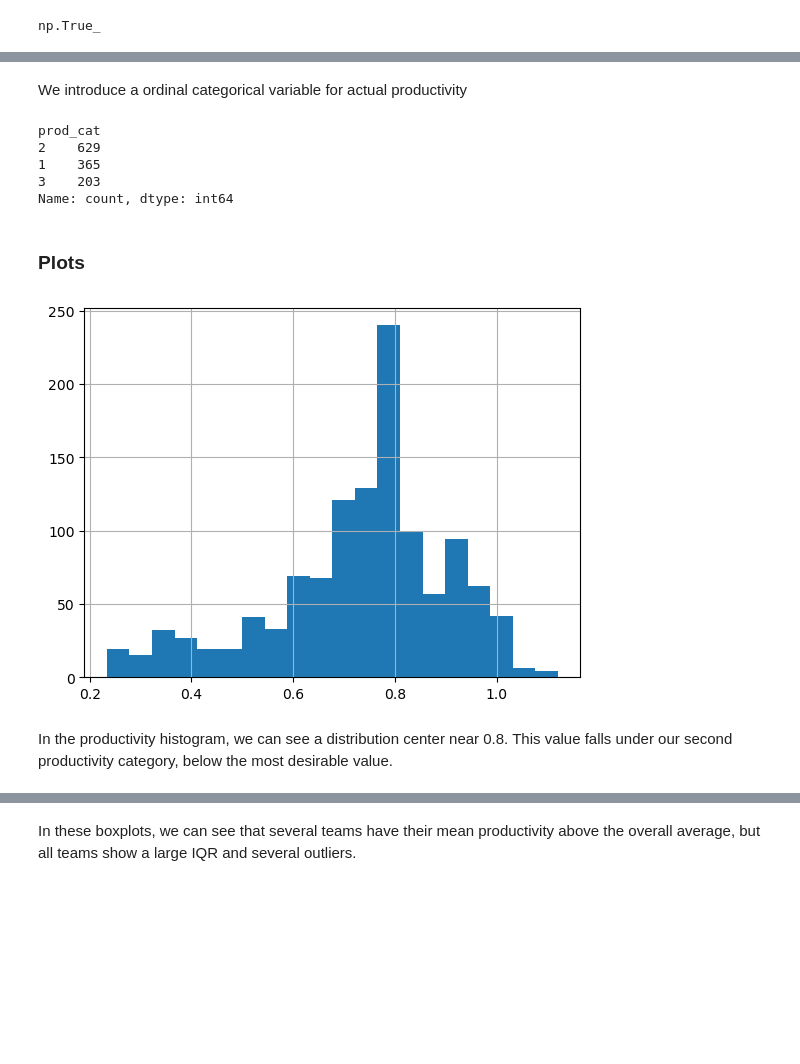
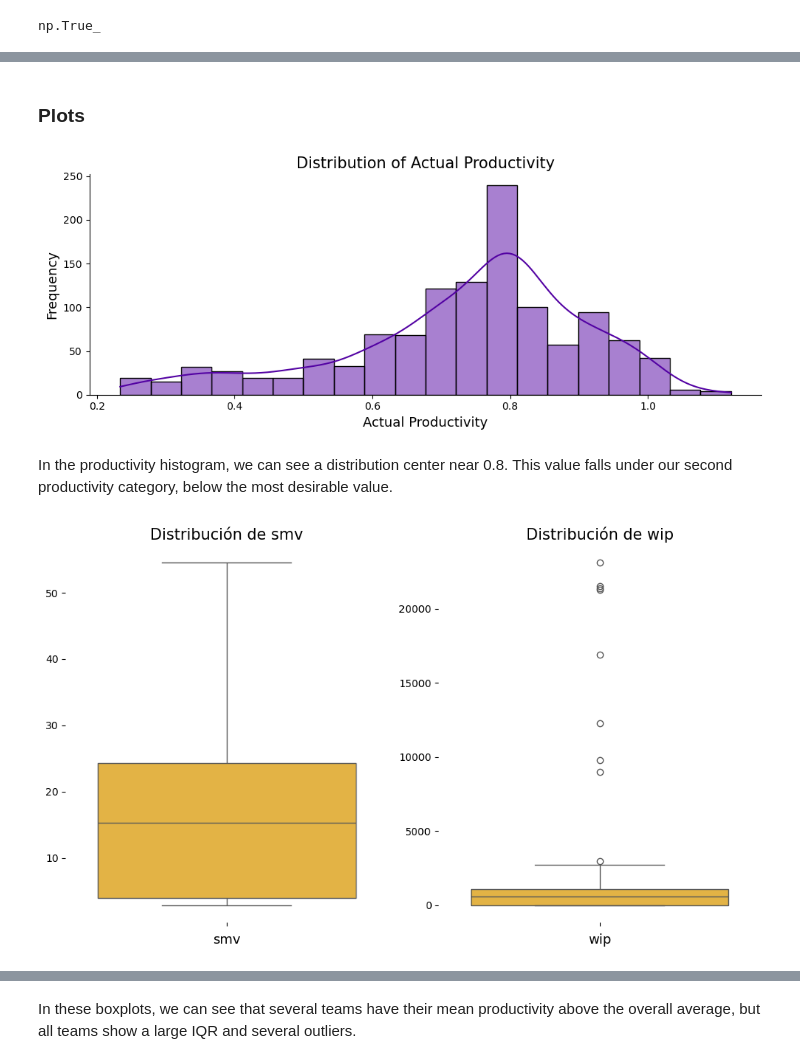
Before and after one commit to gabarosky/productivity_garmet_industry, a Jupyter notebook: notebooks/initial.ipynb, the cells around one changed output, grey strips where cells are left out. Cells and saved outputs as stored; diff of their text form; code cells hidden in the pictures; blank space fills up the shorter version.

```diff
--- a/notebooks/initial.ipynb
+++ b/notebooks/initial.ipynb
@@ -26,6 +88,22 @@ from xgboost import XGBClassifier
 # %%
 # load dataset
 df = pd.read_csv('../datasets/garments_worker_productivity.csv')
+# %%
+# set plotting parameters
+font = {'family' : 'sans-serif',
+        'weight' : 'normal',
+        'size' : 10}
+axes = { 'titlesize' : 15,
+         'labelsize' : 13}
+figure = {'figsize':(10,4),
+          'autolayout':True,
+         'titlesize' : 25,
+         'labelsize' : 13}
+
+sns.set_palette("plasma") # colorblind-friendly
+plt.rc('font', **font)
+plt.rc('axes', **axes)
+plt.rc('figure', **figure)
 # %% [markdown]
 ## EDA
 # %% [markdown]
@@ -73,6 +151,6 @@ actual_productivity: The actual % of productivity that was delivered by the work
 # %%
-df.drop_duplicates()
-df.head(20)
+df.drop_duplicates(inplace=True)
+df.head(500)
 # %% [output]
 |  | date | quarter | department | day | team | targeted_productivity | smv | wip | over_time | ... |
 | 0 | 1/1/2015 | Quarter1 | sweing | Thursday | 8 | 0.80 | 26.16 | 1108.0 | 7080 | ... |
@@ -105,0 +205,3 @@ df.describe()
+# %%
+df['department'] = df['department'].str.strip() #correct the labels
+df['department'] = df['department'].replace('sweing', 'sewing')
@@ -227,9 +311,0 @@ Name: count, dtype: int64
-# %% [markdown]
-We introduce a ordinal categorical variable for actual productivity
-# %%
-df['prod_cat'] = pd.cut(
-    df['actual_productivity'],
-    bins=[0, 0.7, 0.9, float('inf')],
-    labels=[1, 2, 3],
-    right=False
-)
@@ -243,16 +312,39 @@ summary['prop'] = summary.groupby(['team','day'])['count'] \
-# %%
-df['prod_cat'].value_counts()
-# %% [output]
-prod_cat
-2    629
-1    365
-3    203
-Name: count, dtype: int64
 # %% [markdown]
 ### Plots
 # %%
-df['actual_productivity'].hist(bins=20);
+
+sns.histplot(df['actual_productivity'],
+             bins=20,
+             kde=True)
+
+sns.despine(top=True, right=True) # quit the axes
+
+
+plt.title("Distribution of Actual Productivity")
+plt.xlabel("Actual Productivity")
+plt.ylabel("Frequency")
+
+plt.show()
 # %% [output]
-[figure, old version]
+[figure, new version]
 # %% [markdown]
 In the productivity histogram, we can see a distribution center near 0.8. This value falls under our second productivity category, below the most desirable value.
+# %%
+cols_to_plot = ['smv', 'wip'] # select columns
+
+fig, axes = plt.subplots(nrows=1, ncols=2,figsize=(10, 6))
+
+axes = axes.flatten() # easier iteration
+
+for i, col in enumerate(cols_to_plot):
+    sns.boxplot(data=df, y=col, ax=axes[i], color=sns.color_palette()[5])
+    axes[i].set_xlabel(col)
+    sns.despine(top=True, right=True,left=True, bottom=True) # quit the box
+    axes[i].set_title(f'Distribución de {col}')
+
+    axes[i].set_ylabel('')
+
+
+plt.show()
+# %% [output]
+[figure, added]
```
Also changed, not shown: parts of 141 cells of this notebook.
